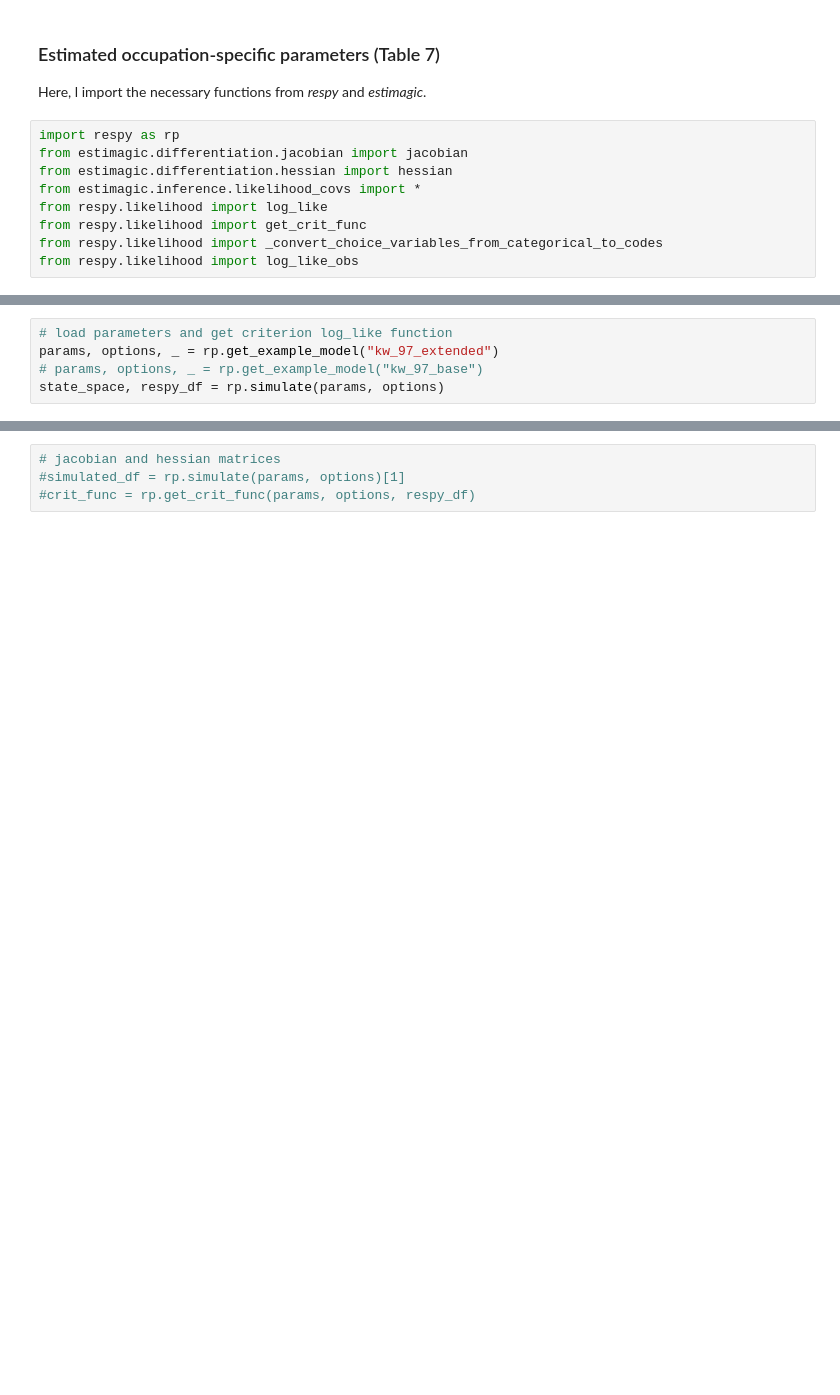
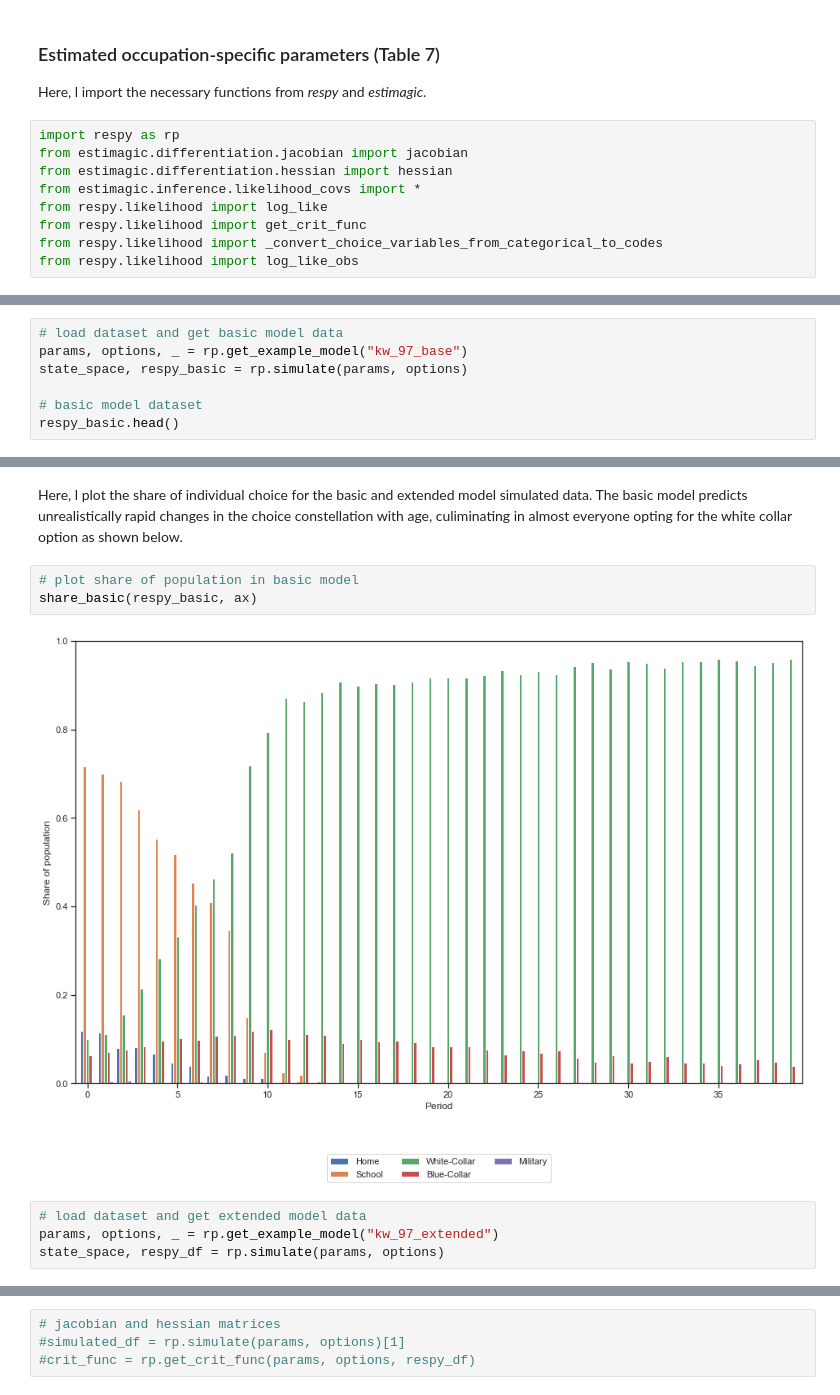
Before and after one commit to Yuleii/student-project-lindamaok899, a Jupyter notebook: student_project.ipynb, the cells around one changed output, grey strips where cells are left out. Saved outputs shown, nothing was run; the diff lists cells and outputs as text; blank space fills up the shorter version.

Commit message:
Adds value function and population plots for simulated data.

```diff
--- a/student_project.ipynb
+++ b/student_project.ipynb
@@ -573,0 +576,7 @@ I import the estimated params, options, and data from an estimation done by the
+# %%
+# load dataset and get basic model data
+params, options, _ = rp.get_example_model("kw_97_base")
+state_space, respy_basic = rp.simulate(params, options)
+
+# basic model dataset
+respy_basic.head()
@@ -574,6 +591,12 @@ I import the estimated params, options, and data from an estimation done by the
+# %% [markdown]
+Here, l plot the share of individual choice for the basic and extended model simulated data. The basic model predicts unrealistically rapid changes in the choice constellation with age, culiminating in almost everyone opting for the white collar option as shown below.
+# %%
+# plot share of population in basic model
+share_basic(respy_basic, ax)
+# %% [output]
+[figure, added]
 # %%
-# load parameters and get criterion log_like function
+# load dataset and get extended model data
 params, options, _ = rp.get_example_model("kw_97_extended")
-# params, options, _ = rp.get_example_model("kw_97_base")
 state_space, respy_df = rp.simulate(params, options)
 # %%
```
Also changed, not shown: parts of 18 cells of this notebook, 1 other file.
